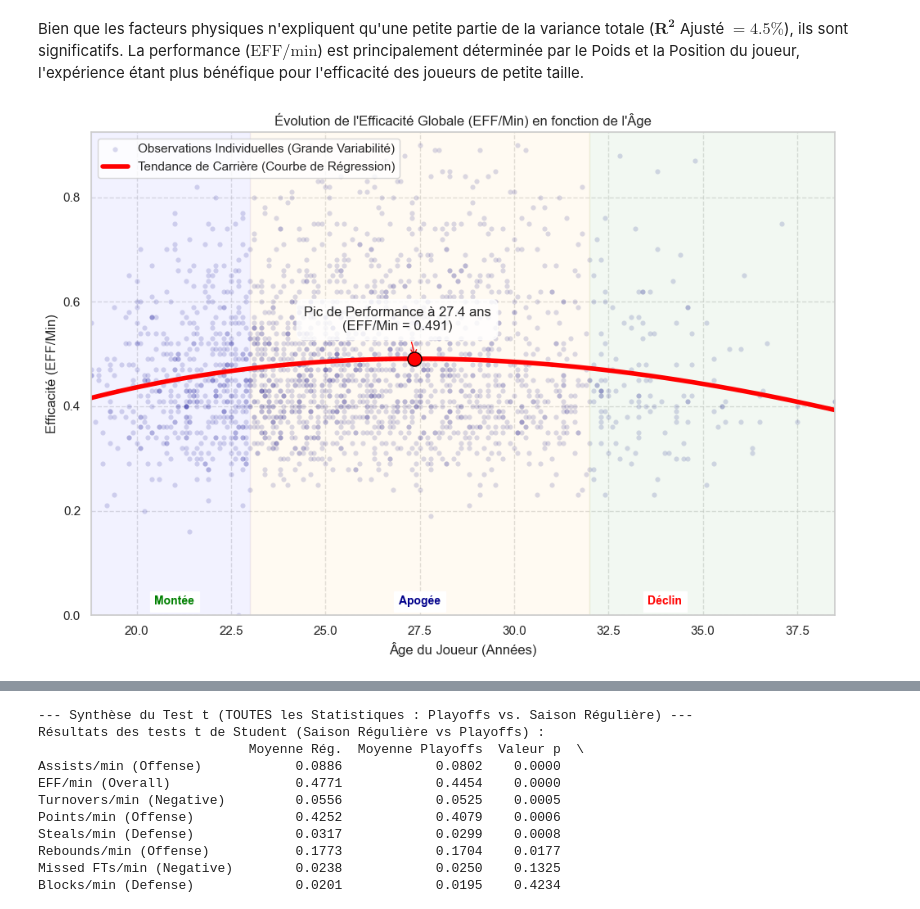
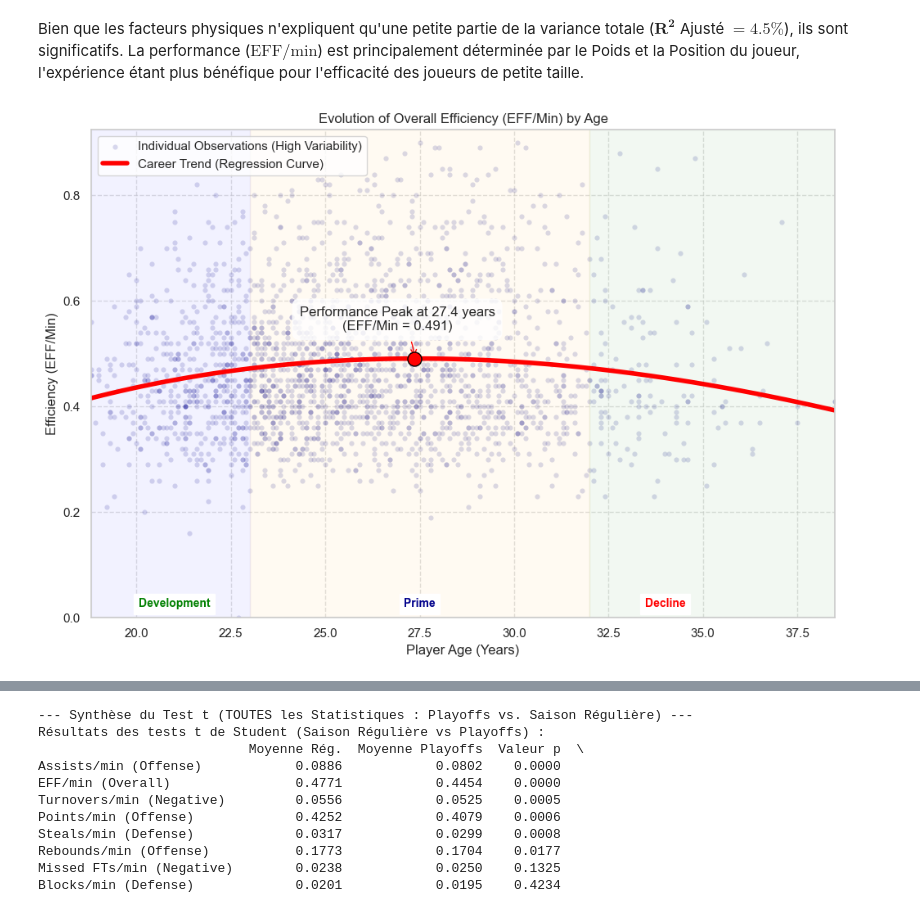
Before and after one commit to Raf-Alb/Data-Science-Group-Q, a Jupyter notebook: Rendu/Projet_Clean_Rendu_JP.ipynb, the cells around one changed output, grey strips where cells are left out. Drawn from its saved outputs; the diff is of its cells as text; code cells hidden in the pictures.

Commit message:
Quarto final presque prêt pour la publication !

```diff
--- a/Rendu/Projet_Clean_Rendu_JP.ipynb
+++ b/Rendu/Projet_Clean_Rendu_JP.ipynb
@@ -567,22 +567,27 @@ strong multicollinearity or other numerical problems.
 # %% [markdown]
 Bien que les facteurs physiques n'expliquent qu'une petite partie de la variance totale ($\mathbf{R^2}$ Ajusté $\mathbf{= 4.5\%}$), ils sont significatifs. La performance ($\text{EFF/min}$) est principalement déterminée par le Poids et la Position du joueur, l'expérience étant plus bénéfique pour l'efficacité des joueurs de petite taille.
 # %%
-# Détermination de la colonne d'âge
+# Determine the age column
 age_col = 'Age'
 if 'age_debut_saison' in merged_NBA_regular.columns:
     age_col = 'age_debut_saison'
 
-merged_NBA_regular[age_col] = pd.to_numeric(merged_NBA_regular[age_col], errors='coerce')
+merged_NBA_regular[age_col] = pd.to_numeric(
+    merged_NBA_regular[age_col],
+    errors='coerce'
+)
 
 
-# --- 1. Filtrage des joueurs multi-saisons et nettoyage ---
+# --- 1. Filtering multi-season players and data cleaning ---
 player_season_counts = merged_NBA_regular.groupby('Player')['Season'].nunique()
 multi_season_players = player_season_counts[player_season_counts > 1].index
 
-df_analysis = merged_NBA_regular[merged_NBA_regular['Player'].isin(multi_season_players)].copy()
+df_analysis = merged_NBA_regular[
+    merged_NBA_regular['Player'].isin(multi_season_players)
+].copy()
 
 
-# --- 2. Détermination du pic de performance (régression polynomiale) ---
+# --- 2. Identifying the performance peak (polynomial regression) ---
 coeffs = np.polyfit(df_analysis[age_col], df_analysis['EFF_per_min'], 3)
 poly = np.poly1d(coeffs)
 
@@ -597,10 +602,10 @@ peak_eff = predicted_eff[peak_index]
 peak_age_rounded = round(peak_age, 1)
 
 
-# --- 3. Visualisation combinée (Dispersion + Tendance + Annotations) ---
+# --- 3. Combined visualization (scatter + trend + annotations) ---
 plt.figure(figsize=(10, 7))
 
-# A. Scatter plot de tous les points (Montre la grande variabilité)
+# A. Scatter plot of all observations (shows high variability)
 sns.scatterplot(
     data=df_analysis,
     x=age_col,
@@ -608,66 +613,85 @@ sns.scatterplot(
     alpha=0.15,
     color='darkblue',
     s=20,
-    label='Observations Individuelles (Grande Variabilité)'
+    label='Individual Observations (High Variability)'
 )
 
-# B. Courbe de Tendance Polynomiale (Montre l'évolution)
+# B. Polynomial trend curve (shows career evolution)
 plt.plot(
     age_range,
     predicted_eff,
     color='red',
     linestyle='-',
     linewidth=4,
-    label='Tendance de Carrière (Courbe de Régression)'
+    label='Career Trend (Regression Curve)'
 )
 
-# C. Annotation du Pic de Performance
+# C. Performance peak annotation
 plt.scatter(
     peak_age,
     peak_eff,
     color='red',
     s=150,
     zorder=5,
     edgecolor='black'
 )
 plt.annotate(
-    f"Pic de Performance à {peak_age_rounded} ans\n(EFF/Min = {peak_eff:.3f})",
+    f"Performance Peak at {peak_age_rounded} years\n(EFF/Min = {peak_eff:.3f})",
     (peak_age, peak_eff),
     textcoords="offset points",
     xytext=(-15, 25),
     ha='center',
-    arrowprops=dict(arrowstyle="->", connectionstyle="arc3,rad=-0.2", color='red'),
+    arrowprops=dict(
+        arrowstyle="->",
+        connectionstyle="arc3,rad=-0.2",
+        color='red'
+    ),
     bbox=dict(boxstyle="round,pad=0.5", fc="white", alpha=0.8)
 )
 
-# D. Détermination de la position Y basse
+# D. Determine a low Y position for labels
 y_pos_low = df_analysis['EFF_per_min'].min() + 0.02
 
-# E. Annotation des Zones de Carrière (Labels en bas du graphique)
+# E. Career phase annotations (bottom of the plot)
 plt.axvspan(age_min, 23, color='blue', alpha=0.05)
-plt.text(21, y_pos_low, 'Montée', color='green', ha='center', fontsize=10, weight='bold', backgroundcolor='white')
+plt.text(
+    21, y_pos_low, 'Development',
+    color='green', ha='center', fontsize=10,
+    weight='bold', backgroundcolor='white'
+)
 
 plt.axvspan(32, age_max, color='green', alpha=0.05)
-plt.text(34, y_pos_low, 'Déclin', color='red', ha='center', fontsize=10, weight='bold', backgroundcolor='white')
+plt.text(
+    34, y_pos_low, 'Decline',
+    color='red', ha='center', fontsize=10,
+    weight='bold', backgroundcolor='white'
+)
 
 plt.axvspan(23, 32, color='orange', alpha=0.05)
-plt.text(27.5, y_pos_low, 'Apogée', color='darkblue', ha='center', fontsize=10, weight='bold', backgroundcolor='white')
+plt.text(
+    27.5, y_pos_low, 'Prime',
+    color='darkblue', ha='center', fontsize=10,
+    weight='bold', backgroundcolor='white'
+)
 
 
-plt.title('Évolution de l\'Efficacité Globale (EFF/Min) en fonction de l\'Âge')
-plt.xlabel('Âge du Joueur (Années)')
-plt.ylabel('Efficacité (EFF/Min)')
+plt.title("Evolution of Overall Efficiency (EFF/Min) by Age")
+plt.xlabel("Player Age (Years)")
+plt.ylabel("Efficiency (EFF/Min)")
 plt.xlim(age_min, age_max)
-plt.ylim(df_analysis['EFF_per_min'].min() * 0.95, df_analysis['EFF_per_min'].quantile(0.99) * 1.1)
+plt.ylim(
+    df_analysis['EFF_per_min'].min() * 0.95,
+    df_analysis['EFF_per_min'].quantile(0.99) * 1.1
+)
 plt.legend(loc='upper left')
 plt.grid(True, linestyle='--', alpha=0.6)
 plt.tight_layout()
 
-# sauvegarde du graphique
-plt.savefig('evolution_efficiency_age.png', dpi=300, bbox_inches="tight")
+# Save the figure
+plt.savefig('efficiency_evolution_by_age.png', dpi=300, bbox_inches="tight")
 
-# --- COMMANDE POUR AFFICHER LE GRAPHIQUE INTERACTIVEMENT DANS VOTRE ENVIRONNEMENT ---
+# --- COMMAND TO DISPLAY THE PLOT INTERACTIVELY IN YOUR ENVIRONMENT ---
 plt.show()
 # %% [output]
-[figure, old version]
+[figure, new version]
 # %%
```
Also changed, not shown: parts of 10 cells of this notebook, 8 other files.
